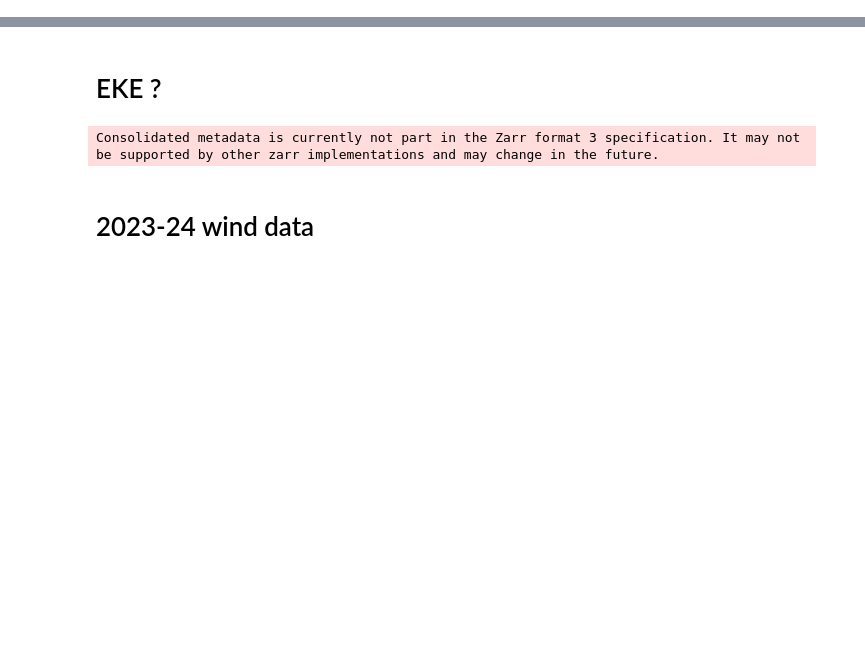
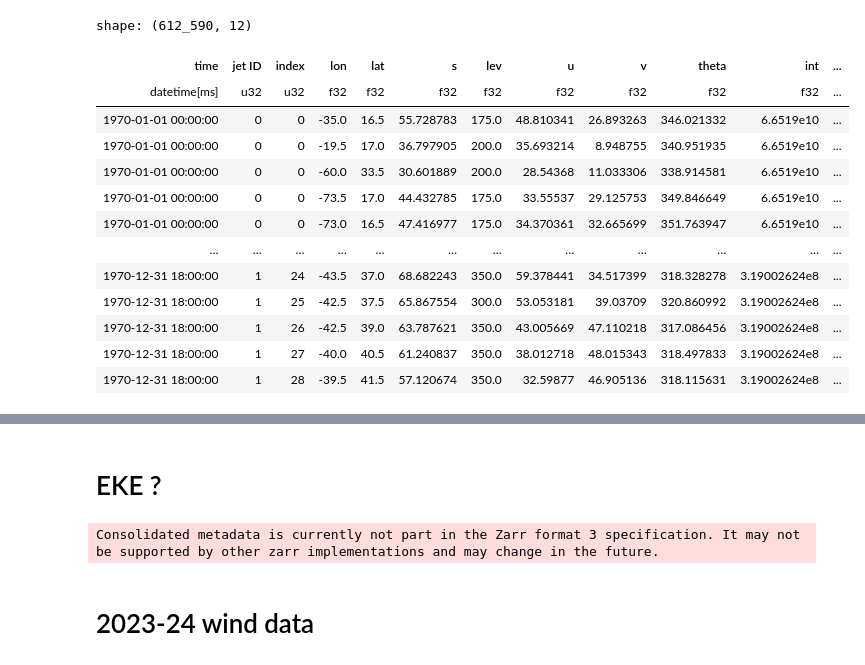
Before and after one commit to hbanderier/persistent-extremes-era5, a Jupyter notebook: Playgrounds/data_stuff.ipynb, the cells around one changed output, grey strips where cells are left out. Drawn from its saved outputs; the diff is of its cells as text; code cells hidden in the pictures; blank space fills up the shorter version.

```diff
--- a/Playgrounds/data_stuff.ipynb
+++ b/Playgrounds/data_stuff.ipynb
@@ -26,0 +48,41 @@ WARNING: Dask Arrays could not be imported
+# %%
+ds = xr.open_dataset(
+    f"{DATADIR}/ERA5/plev/high_wind/6H/results/8/da.nc"
+)
+ds = extract(
+    ds, minlon=-80, maxlon=40, minlat=15, maxlat=80
+)
+ds["sigma"] = compute_norm_derivative(ds, "s")
+times = ds["time"].values
+path_fine = Path(RESULTS, "fine")
+path_coarse = Path(RESULTS, "coarse")
+path_coarse_bc = Path(RESULTS, "coarse_bc")
+path_coarse_bc_s = Path(RESULTS, "coarse_bc_s")
+
+fine_kwargs = {
+    "smooth_func": partial(gaussian_smooth_func, sigma_lon=5, sigma_lat=1.3),
+    "n_coarsen": 1,
+    "hole_size": 8,
+}
+coarse_kwargs = {
+    "smooth_func": partial(gaussian_smooth_func, sigma_lon=1, sigma_lat=0.8),
+    "n_coarsen": 3,
+    "hole_size": 5,
+}
+coarse_bc_kwargs = {
+    "smooth_func": partial(gaussian_smooth_func, sigma_lon=1, sigma_lat=0.8),
+    "n_coarsen": 3,
+    "hole_size": 5,
+    "do_bias_correct": True,
+}
+coarse_bc_s_kwargs = {
+    "smooth_func": partial(gaussian_smooth_func, sigma_lon=1, sigma_lat=0.8),
+    "n_coarsen": 3,
+    "hole_size": 5,
+    "do_smooth_spline": True,
+    "do_bias_correct": True,
+}
+jets_coarse, _ , _, props_coarse = do_everything(ds, path_coarse, **coarse_kwargs)
+jets_coarse_bc, _, _, props_coarse_bc = do_everything(ds, path_coarse_bc, **coarse_bc_kwargs)
+jets_coarse_bc_s, _, _, props_coarse_bc_s = do_everything(ds, path_coarse_bc_s, **coarse_bc_s_kwargs)
+jets_fine, _, _, props_fine = do_everything(ds, path_fine, **fine_kwargs)
@@ -26,0 +120,17 @@ WARNING: Dask Arrays could not be imported
+# %%
+jets_coarse_bc.filter(pl.col("time").dt.year() == 1970)
+# %% [output]
+shape: (612_590, 12)
+| time | jet ID | index | lon | lat | s | lev | u | v | theta | int | ... |
+| datetime[ms] | u32 | u32 | f32 | f32 | f32 | f32 | f32 | f32 | f32 | f32 | ... |
+| 1970-01-01 00:00:00 | 0 | 0 | -35.0 | 16.5 | 55.728783 | 175.0 | 48.810341 | 26.893263 | 346.021332 | 6.6519e10 | ... |
+| 1970-01-01 00:00:00 | 0 | 0 | -19.5 | 17.0 | 36.797905 | 200.0 | 35.693214 | 8.948755 | 340.951935 | 6.6519e10 | ... |
+| 1970-01-01 00:00:00 | 0 | 0 | -60.0 | 33.5 | 30.601889 | 200.0 | 28.54368 | 11.033306 | 338.914581 | 6.6519e10 | ... |
+| 1970-01-01 00:00:00 | 0 | 0 | -73.5 | 17.0 | 44.432785 | 175.0 | 33.55537 | 29.125753 | 349.846649 | 6.6519e10 | ... |
+| 1970-01-01 00:00:00 | 0 | 0 | -73.0 | 16.5 | 47.416977 | 175.0 | 34.370361 | 32.665699 | 351.763947 | 6.6519e10 | ... |
+| … | … | … | … | … | … | … | … | … | … | … | ... |
+| 1970-12-31 18:00:00 | 1 | 24 | -43.5 | 37.0 | 68.682243 | 350.0 | 59.378441 | 34.517399 | 318.328278 | 3.19002624e8 | ... |
+| 1970-12-31 18:00:00 | 1 | 25 | -42.5 | 37.5 | 65.867554 | 300.0 | 53.053181 | 39.03709 | 320.860992 | 3.19002624e8 | ... |
+| 1970-12-31 18:00:00 | 1 | 26 | -42.5 | 39.0 | 63.787621 | 350.0 | 43.005669 | 47.110218 | 317.086456 | 3.19002624e8 | ... |
+| 1970-12-31 18:00:00 | 1 | 27 | -40.0 | 40.5 | 61.240837 | 350.0 | 38.012718 | 48.015343 | 318.497833 | 3.19002624e8 | ... |
+| 1970-12-31 18:00:00 | 1 | 28 | -39.5 | 41.5 | 57.120674 | 350.0 | 32.59877 | 46.905136 | 318.115631 | 3.19002624e8 | ... |
```
Also changed, not shown: parts of 31 cells of this notebook, 4 other files.
